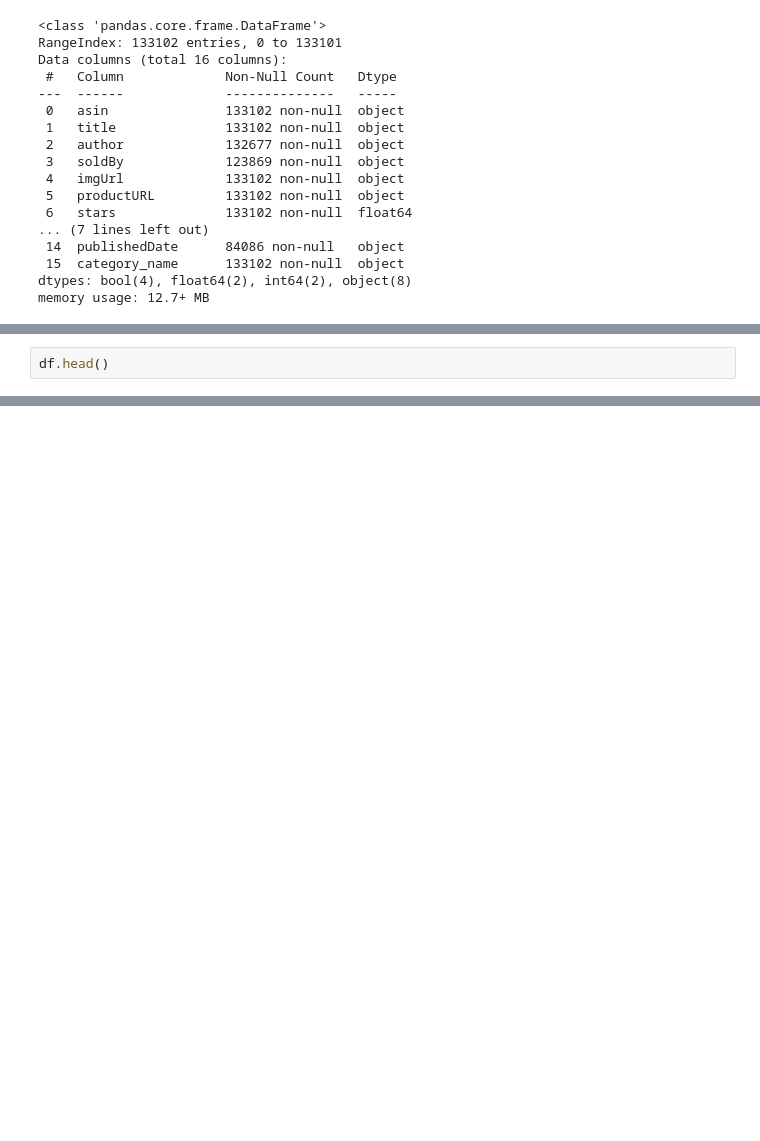
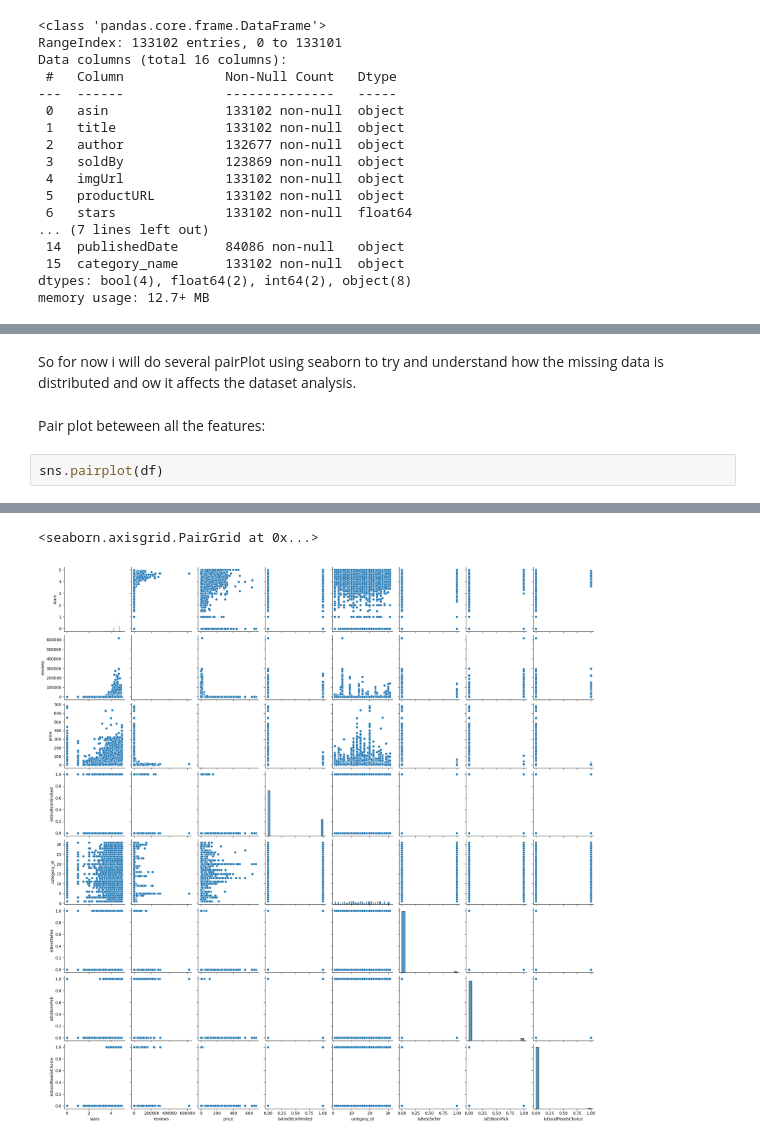
Before and after one commit to Arniquin/ExploratoryDataAnalysis-HypothesisTesting, a Jupyter notebook: Hypothesis.ipynb, the cells around one changed output, grey strips where cells are left out. Cells and saved outputs as stored; diff of their text form; blank space fills up the shorter version.

```diff
--- a/Hypothesis.ipynb
+++ b/Hypothesis.ipynb
@@ -78,3 +129,7 @@ memory usage: 12.7+ MB
+# %% [markdown]
+So for now i will do several pairPlot using seaborn to try and understand how the missing data is distributed and ow it affects the dataset analysis.
+# %% [markdown]
+Pair plot beteween all the features:
 # %%
-df.head()
+sns.pairplot(df)
 # %% [output]
@@ -86,0 +136,2 @@ df.head()
+<seaborn.axisgrid.PairGrid at 0x...>
+[figure, added]
```
Also changed, not shown: parts of 42 cells of this notebook, 1 other file.
